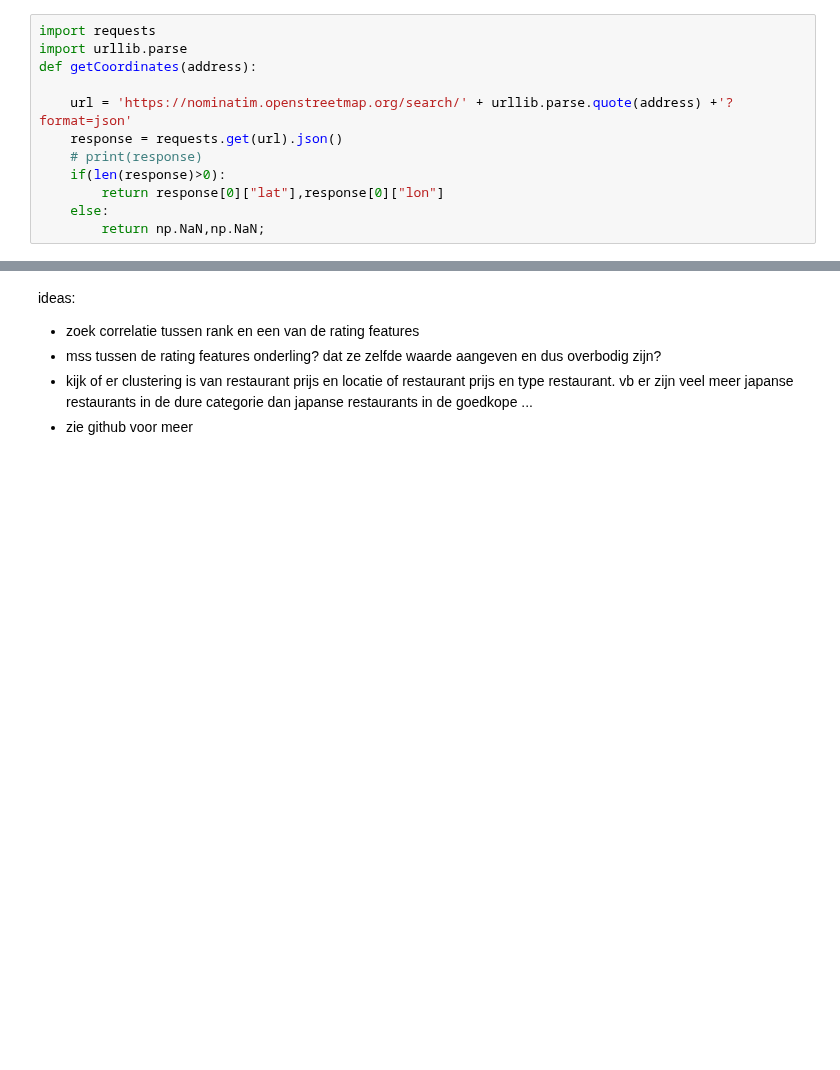
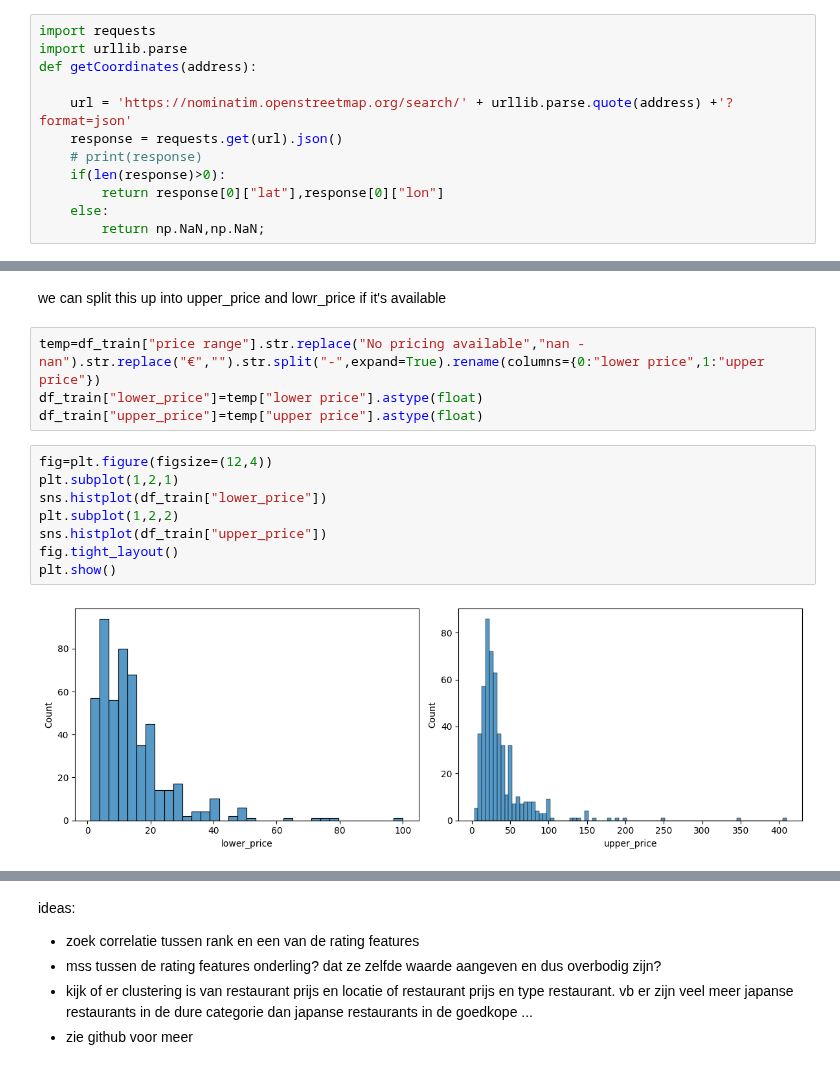
Before and after one commit to hikmatelhaj/machine-learning-project, a Jupyter notebook: sprint1.ipynb, the cells around one changed output, grey strips where cells are left out. Cells and saved outputs as stored; diff of their text form; blank space fills up the shorter version.

```diff
--- a/sprint1.ipynb
+++ b/sprint1.ipynb
@@ -200,0 +205,16 @@ coords
+# %% [markdown]
+we can split this up into upper_price and lowr_price if it's available
+# %%
+temp=df_train["price range"].str.replace("No pricing available","nan - nan").str.replace("€","").str.split("-",expand=True).rename(columns={0:"lower price",1:"upper price"})
+df_train["lower_price"]=temp["lower price"].astype(float)
+df_train["upper_price"]=temp["upper price"].astype(float)
+# %%
+fig=plt.figure(figsize=(12,4))
+plt.subplot(1,2,1)
+sns.histplot(df_train["lower_price"])
+plt.subplot(1,2,2)
+sns.histplot(df_train["upper_price"])
+fig.tight_layout()
+plt.show()
+# %% [output]
+[figure, added]
```
Also changed, not shown: parts of 38 cells of this notebook, 1 other file.
